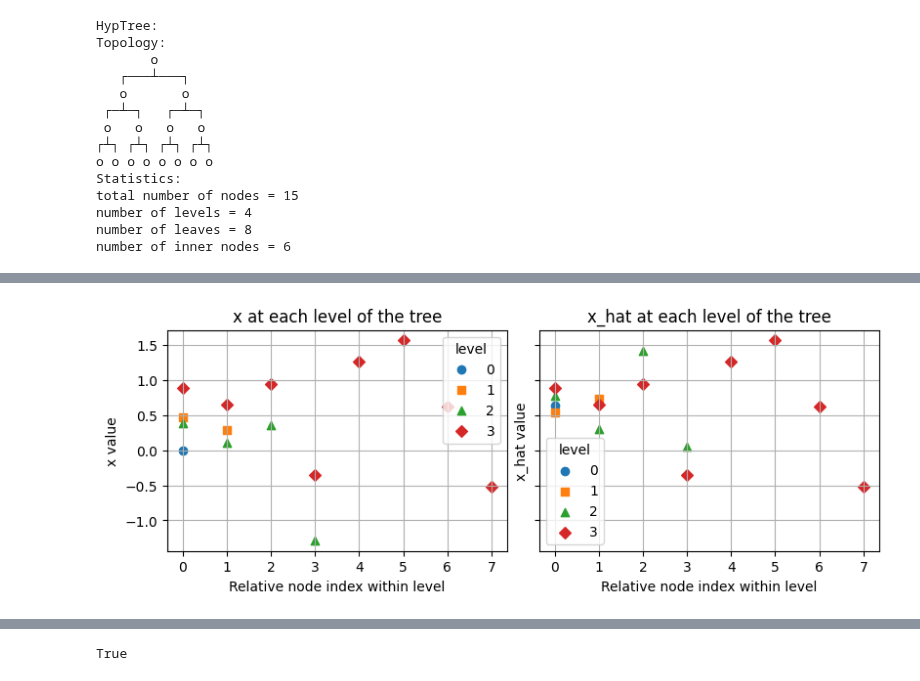
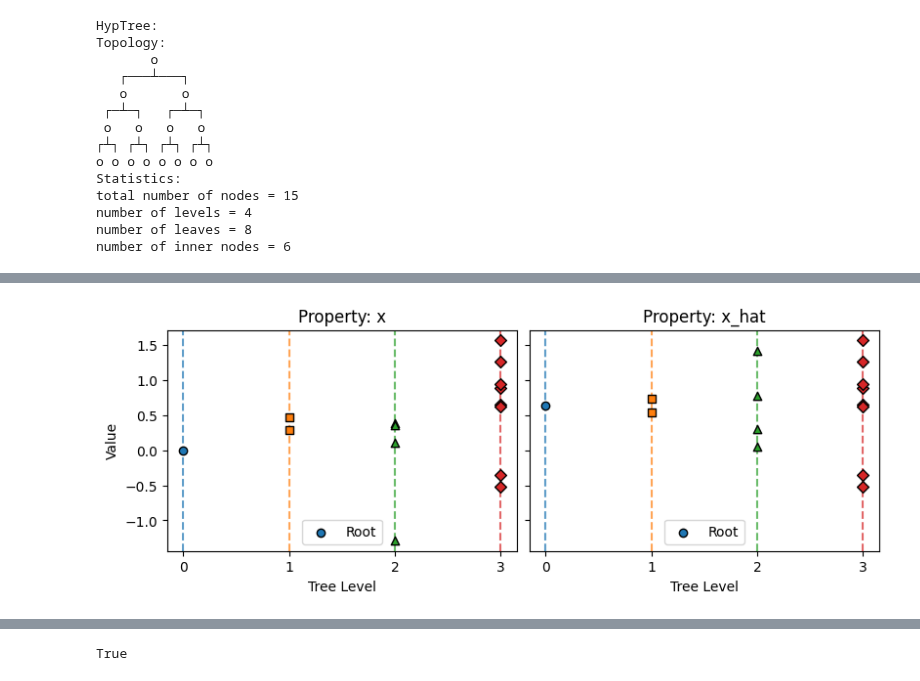
Before and after one commit to ComputationalEvolutionaryMorphometry/hyperiax, a Jupyter notebook: examples/execution.ipynb, the cells around one changed output, grey strips where cells are left out. Saved outputs shown, nothing was run; the diff lists cells and outputs as text; code cells hidden in the pictures.

```diff
--- a/examples/execution.ipynb
+++ b/examples/execution.ipynb
@@ -189,29 +260,10 @@ up_reduce_model = UpLambdaReducer(
 )
 up_reduce_exe = OrderedExecutor(up_reduce_model)
 up_reduce_exe.up(tree)
-# %%
-fig, axs = plt.subplots(1, 2, figsize=(8, 3), layout="constrained", sharex=True, sharey=True)
-for i, (l_start, l_end) in enumerate(tree.levels):
-    level_x = tree.data['x'][l_start:l_end]
-    level_x_hat = tree.data['x_hat'][l_start:l_end]
-    axs[0].scatter(jnp.arange(0, l_end-l_start), level_x, label=f"{i}", marker=markers[i % len(markers)])
-    axs[1].scatter(jnp.arange(0, l_end-l_start), level_x_hat, label=f"{i}", marker=markers[i % len(markers)])
-axs[0].set_xlabel("Relative node index within level")
-axs[0].set_ylabel("x value")
-axs[0].set_xticks(jnp.arange(0, l_end-l_start))
-axs[0].legend(title='level')
-axs[0].grid()
-axs[0].set_title("x at each level of the tree")
-
-axs[1].set_xlabel("Relative node index within level")
-axs[1].set_ylabel("x_hat value")
-axs[1].set_xticks(jnp.arange(0, l_end-l_start))
-axs[1].legend(title='level')
-axs[1].grid()
-axs[1].set_title("x_hat at each level of the tree")
-plt.show()
-# %% [output]
-[figure, removed]
+# %%
+visualize_tree_properties(tree, property_names=("x", "x_hat"), sharey=True)
+# %% [output]
+[figure, added]
 # %%
 precomputed_tree = HypTree(topo, precompute_child_gathers=True)
 precomputed_tree.data = tree.data.copy()
```
Also changed, not shown: parts of 28 cells of this notebook, 2 other files.
